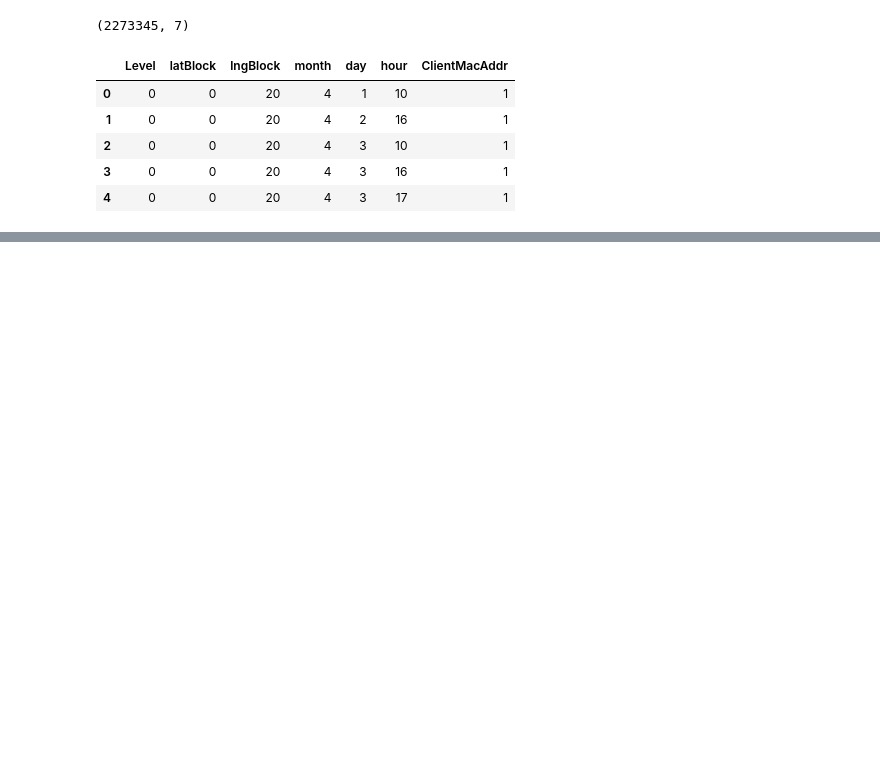
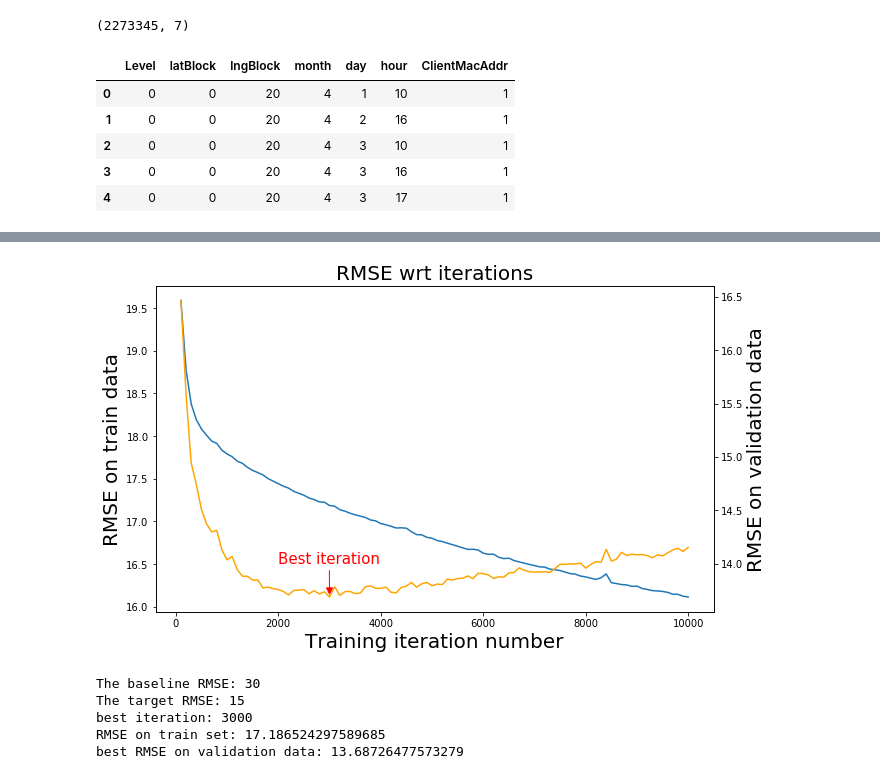
Before and after one commit to Yuhan-Wg/INF560-Project-Visiting_suggestion_service, a Jupyter notebook: notebook/CNN model.ipynb, the cells around one changed output, grey strips where cells are left out. Drawn from its saved outputs; the diff is of its cells as text; code cells hidden in the pictures; blank space fills up the shorter version.

Commit message:
Update CNN, RMSE on val_set reaches 13.7

```diff
--- a/notebook/CNN model.ipynb
+++ b/notebook/CNN model.ipynb
@@ -299,0 +249,25 @@ np.sqrt(np.mean((labels-np.mean(labels))**2))
+# %%
+# Train the CNN model step by step
+trn_mse = []
+val_mse = []
+for i in range(100):
+    distribution_estimator.train(
+    input_fn=train_input_fn,
+    steps=100)
+    eval_input_fn = tf.estimator.inputs.numpy_input_fn(
+    x=features,
+    y=labels,
+    num_epochs=1,
+    shuffle=False)
+
+    eval_results = distribution_estimator.evaluate(input_fn=eval_input_fn)
+    trn_mse.append(eval_results)
+
+    eval_input_fn = tf.estimator.inputs.numpy_input_fn(
+    x=features_val,
+    y=labels_val,
+    num_epochs=1,
+    shuffle=False)
+
+    eval_results = distribution_estimator.evaluate(input_fn=eval_input_fn)
+    val_mse.append(eval_results)
@@ -299,0 +292,35 @@ np.sqrt(np.mean((labels-np.mean(labels))**2))
+# %%
+# Plot the result
+
+fig = plt.figure(figsize=(10,6))
+ax1 = fig.add_subplot(111)
+ax1.plot([x["global_step"] for x in trn_mse],
+        [x["mse"]**0.5 for x in trn_mse])
+ax1.set_ylabel('RMSE on train data',size=20)
+ax1.set_xlabel('Training iteration number',size=20)
+ax1.set_title("RMSE wrt iterations",size=20)
+
+ax2 = ax1.twinx()
+ax2.plot([x["global_step"] for x in val_mse],
+        [x["mse"]**0.5 for x in val_mse], 'orange')
+ax2.set_ylabel('RMSE on validation data',size=20)
+
+plt.annotate("Best iteration", xy=(3000,13.687),xytext = (2000,14),color="r",size=15,
+             arrowprops={'arrowstyle':'-|>',"color":"r"})
+plt.show()
+# %% [output]
+[figure, added]
+# %%
+# Best iteration is 3000
+# Best RMSE on validation set is 13.68726477573279 (Target is <15)
+print("The baseline RMSE:", 30)
+print("The target RMSE:", 15)
+print("best iteration:",val_mse[np.argmin([x["mse"] for x in val_mse])]["global_step"])
+print("RMSE on train set:",trn_mse[np.argmin([x["mse"] for x in val_mse])]["mse"]**0.5)
+print("best RMSE on validation data:",np.min([x["mse"]**0.5 for x in val_mse]))
+# %% [output]
+The baseline RMSE: 30
+The target RMSE: 15
+best iteration: 3000
+RMSE on train set: 17.186524297589685
+best RMSE on validation data: 13.68726477573279
```
Also changed, not shown: parts of 14 cells of this notebook, 1 other file.
